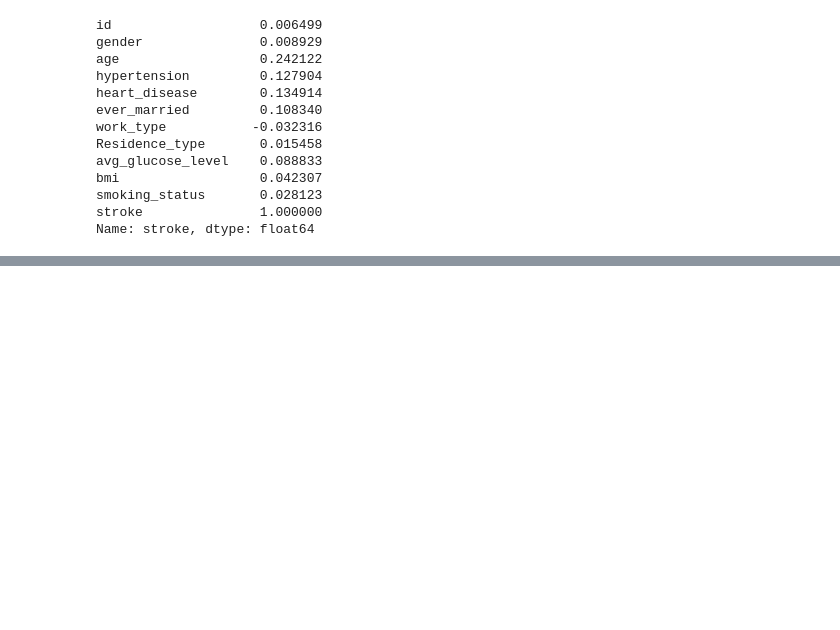
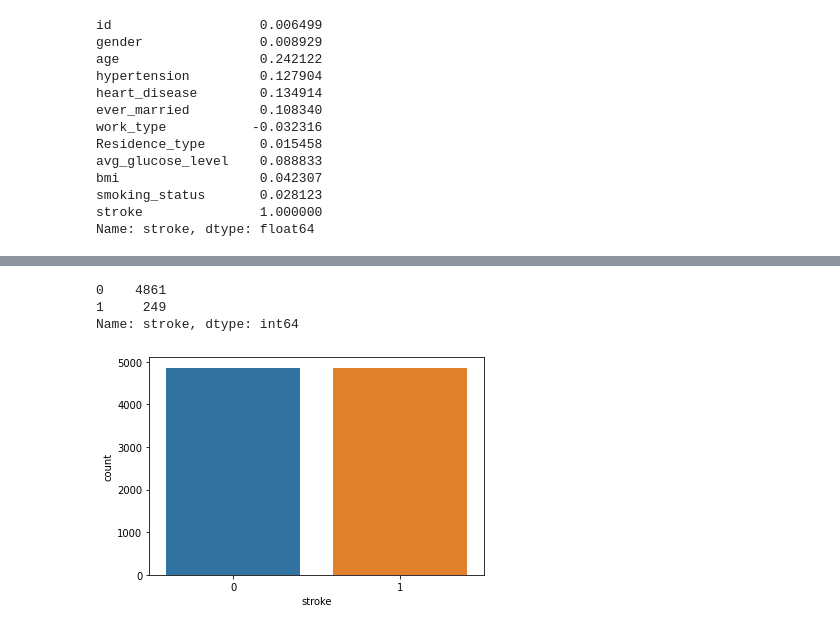
Before and after one commit to CodeSigma/Learn-Data-Science, a Jupyter notebook: stroke-prediction.ipynb, the cells around one changed output, grey strips where cells are left out. Cells and saved outputs as stored; diff of their text form; code cells hidden in the pictures; blank space fills up the shorter version.

Commit message:
added SMOTE and Prediction

```diff
--- a/stroke-prediction.ipynb
+++ b/stroke-prediction.ipynb
@@ -160,0 +150,9 @@ I have to learn about anomaly detection first, I might be back into this noteboo
+# %%
+from sklearn.preprocessing import LabelEncoder
+LE = LabelEncoder()
+
+encode_cols = ["gender", "ever_married", "work_type", "Residence_type", "smoking_status"]
+
+for col in encode_cols:
+    LE.fit(df[col])
+    df[col] = LE.transform(df[col])
@@ -160,0 +175,6 @@ I have to learn about anomaly detection first, I might be back into this noteboo
+# %%
+df.stroke.value_counts()
+# %% [output]
+0    4861
+1     249
+Name: stroke, dtype: int64
@@ -160,0 +183,10 @@ I have to learn about anomaly detection first, I might be back into this noteboo
+# %%
+sampler = SMOTE(random_state = 42)
+X = df.drop(['stroke'],axis=1)
+y = df[['stroke']]
+X,y= sampler.fit_resample(X,y['stroke'].values.ravel())
+y = pd.DataFrame({'stroke':y})
+sns.countplot(data = y, x = 'stroke', y= None)
+plt.show()
+# %% [output]
+[figure, added]
```
Also changed, not shown: parts of 18 cells of this notebook.
